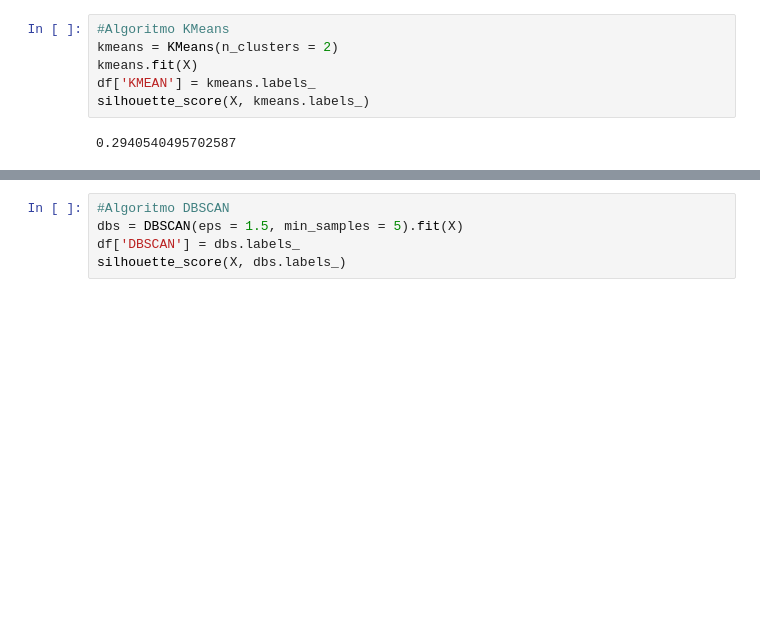
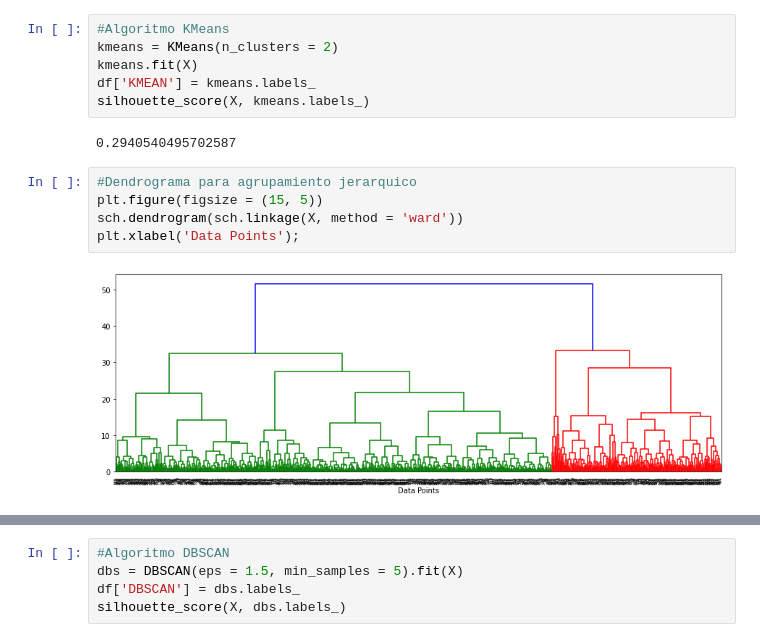
Before and after one commit to JGuarnizo/Coding_Dojo, a Jupyter notebook: Machine_Learning/Week8_KMeans/Ejercicio_Comparacion_JG.ipynb, the cells around one changed output, grey strips where cells are left out. Cells and saved outputs as stored; diff of their text form; blank space fills up the shorter version.

```diff
--- a/Machine_Learning/Week8_KMeans/Ejercicio_Comparacion_JG.ipynb
+++ b/Machine_Learning/Week8_KMeans/Ejercicio_Comparacion_JG.ipynb
@@ -66,3 +66,10 @@ df['KMEAN'] = kmeans.labels_
 silhouette_score(X, kmeans.labels_)
 # %% [output]
 0.2940540495702587
+# %%
+#Dendrograma para agrupamiento jerarquico
+plt.figure(figsize = (15, 5))
+sch.dendrogram(sch.linkage(X, method = 'ward'))
+plt.xlabel('Data Points');
+# %% [output]
+[figure, added]
```
Also changed, not shown: parts of 4 cells of this notebook.
